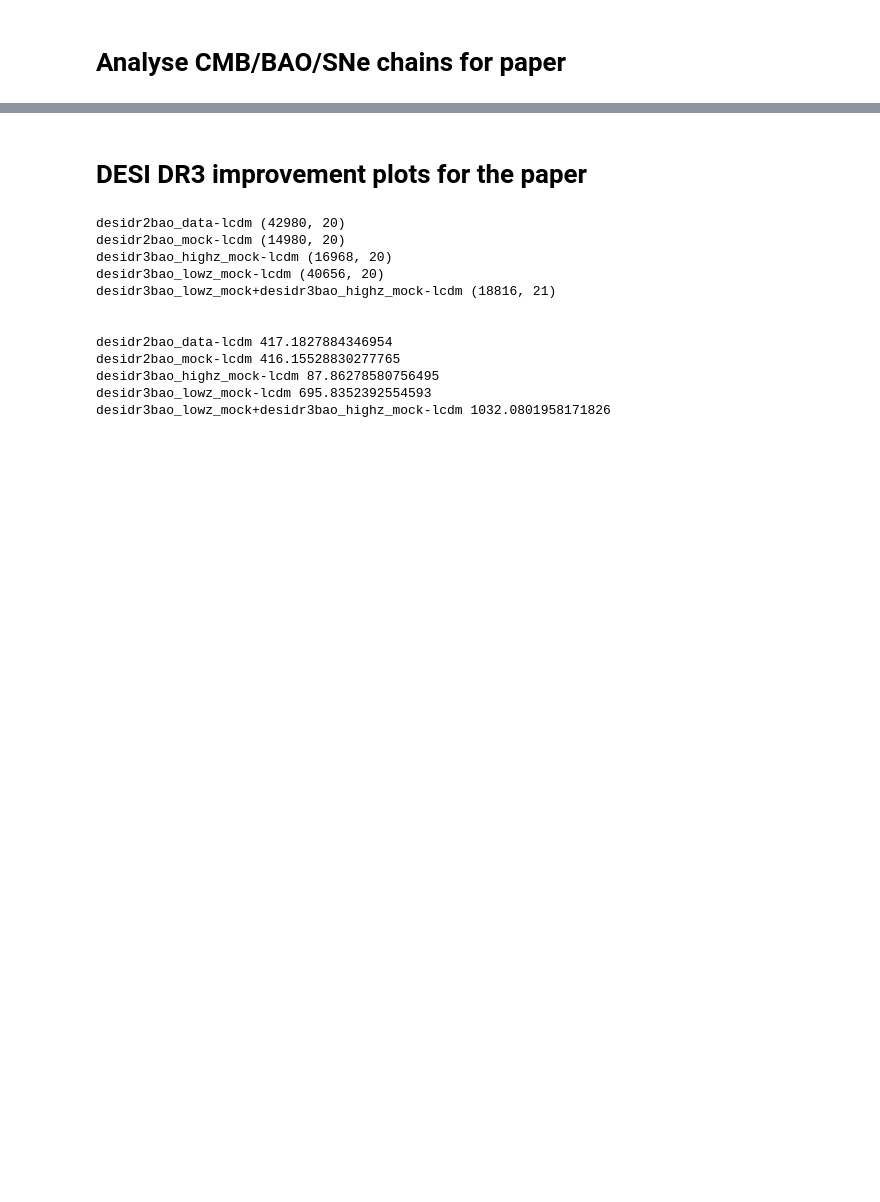
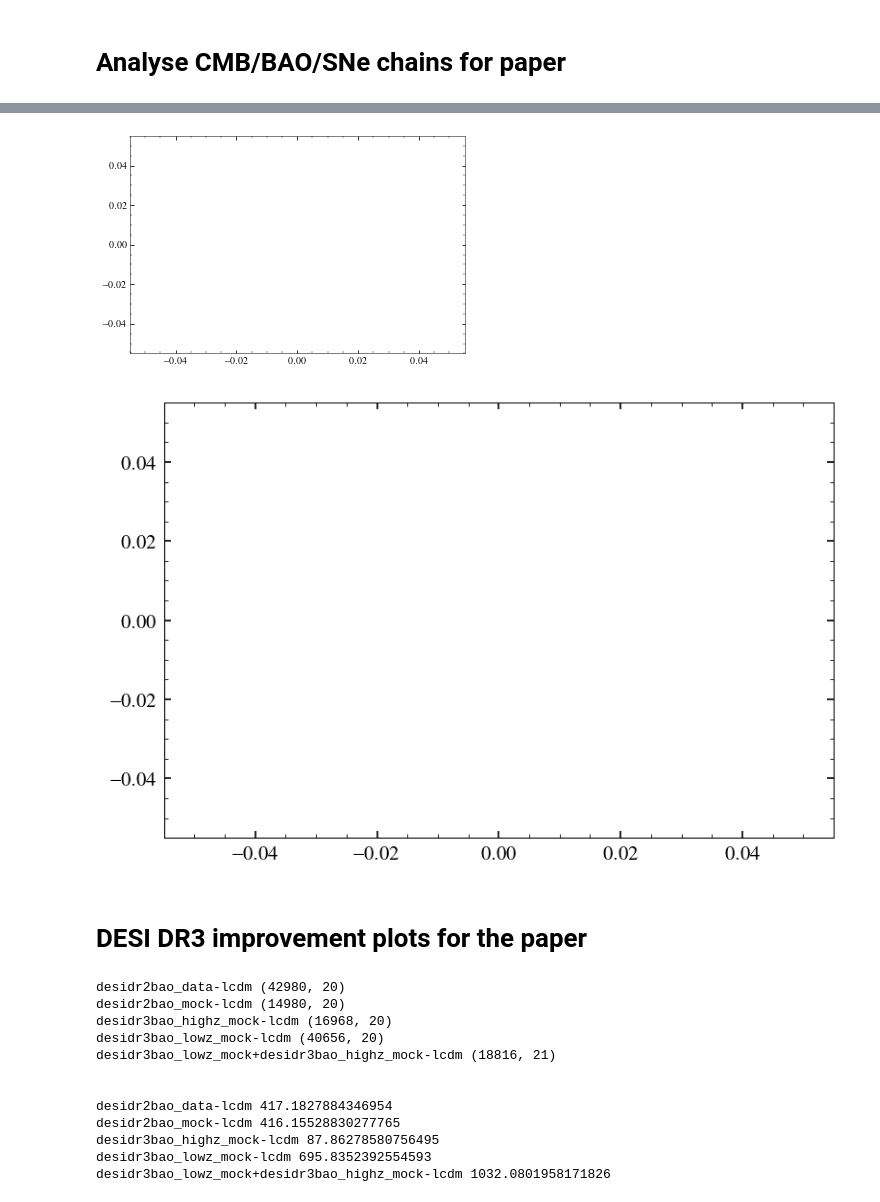
Before and after one commit to sriniraghunathan/CMB_BAO_SNe_likelihoods, a Jupyter notebook: analyse_chains_for_paper.ipynb, the cells around one changed output, grey strips where cells are left out. Drawn from its saved outputs; the diff is of its cells as text; code cells hidden in the pictures; blank space fills up the shorter version.

```diff
--- a/analyse_chains_for_paper.ipynb
+++ b/analyse_chains_for_paper.ipynb
@@ -29,11 +26,15 @@ warnings.filterwarnings("ignore")
 import logging
 logging.getLogger().setLevel(logging.ERROR)
 # %%
+plot(); show()
 rcParams['figure.dpi'] = 150
 rcParams['figure.facecolor'] = 'white'
 rcParams['font.family'] = 'serif'
 
-#plot(); show()
+plot(); show()
+# %% [output]
+[figure, added]
+[figure, added]
 # %%
 #some specs / variables
 burn_in_fraction = 0.3
```
Also changed, not shown: parts of 2 cells of this notebook, 2 other files.
